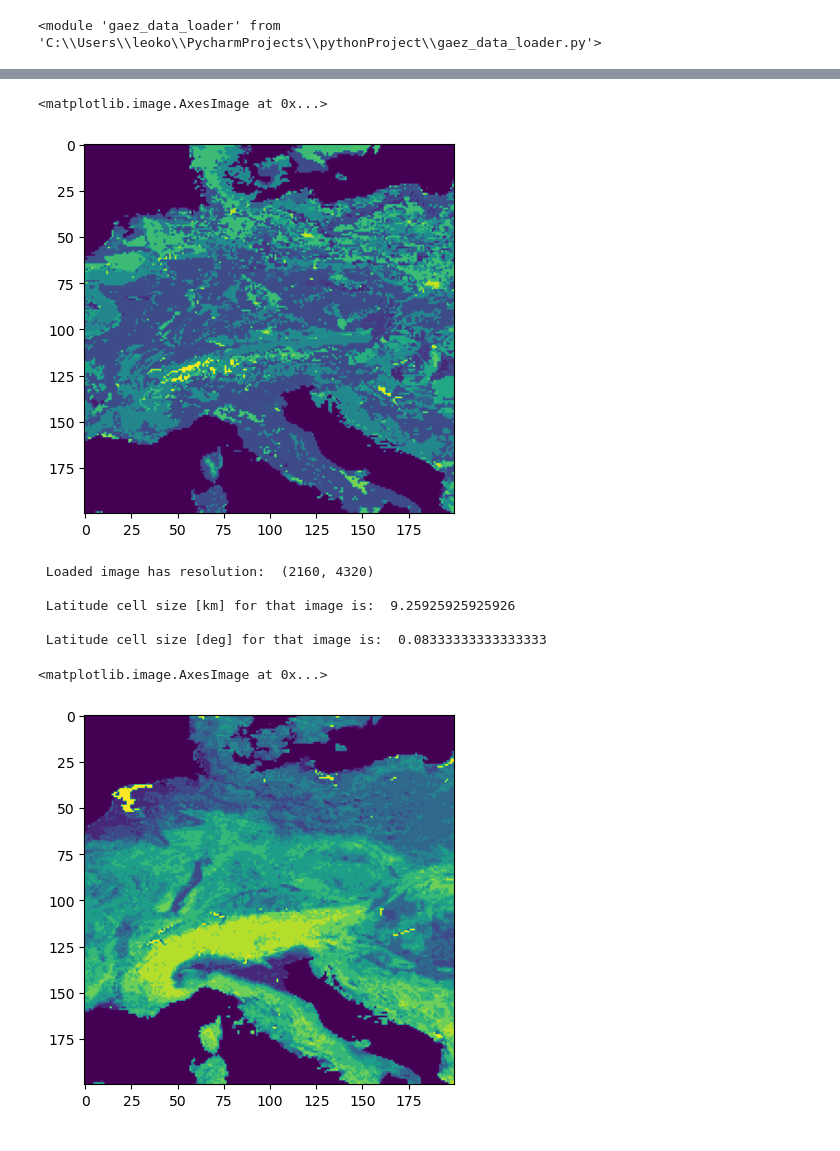
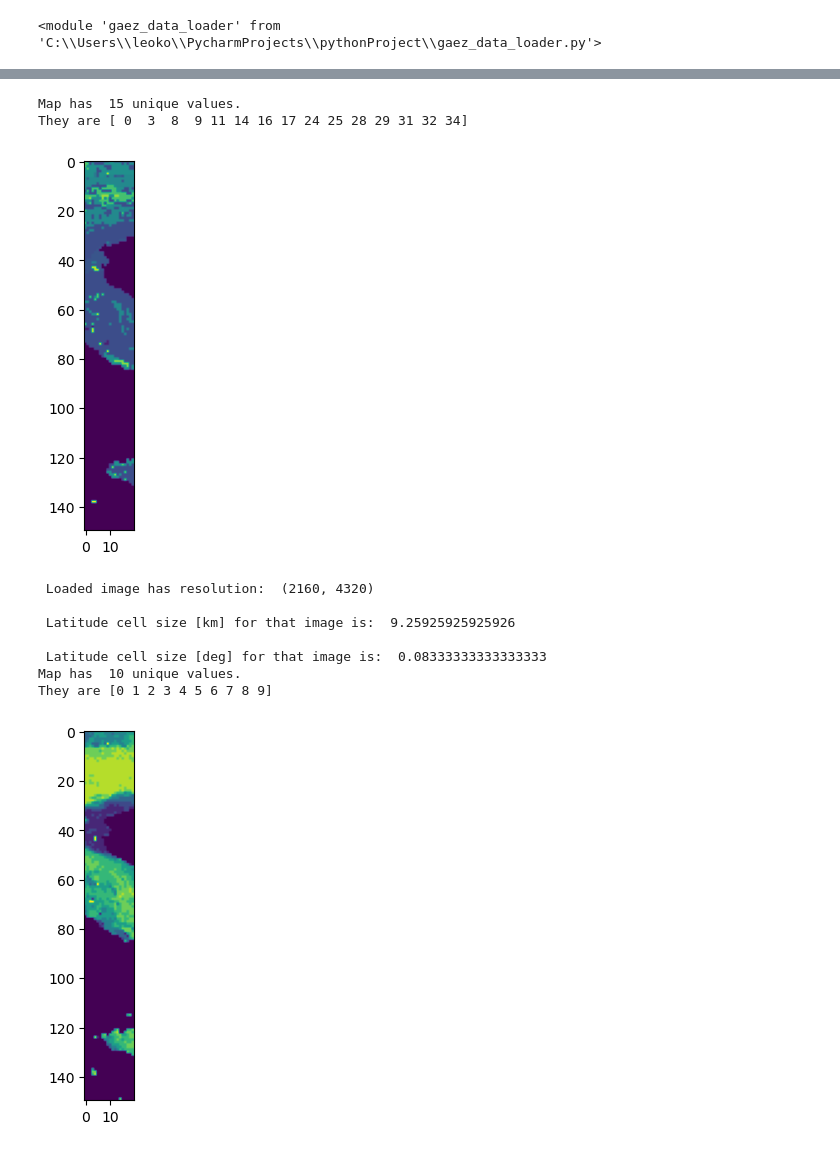
Before and after one commit to LeoKonzett/csh-vienna-abm, a Jupyter notebook: cluster_environment.ipynb, the cells around one changed output, grey strips where cells are left out. Drawn from its saved outputs; the diff is of its cells as text; code cells hidden in the pictures.

```diff
--- a/cluster_environment.ipynb
+++ b/cluster_environment.ipynb
@@ -54,23 +64,28 @@ plt.imshow(temp_data) # visualize
 # %%
 # Load Soil Data
 data_dir = r"C:\Users\leoko\Documents\Vienna_CSH\gaez_v4_data"
 fn = "Gaez_Dominant_Soil_Class.tif"
 
 gaez_data = gaez_data_loader.GlobalAezV4()
 gaez_data.load(os.path.join(data_dir, fn), idx=0, verbose=False)
 
 
 # gaez_data.resize(target_size=(2160, 4320))  # shape of moisture and temperature class
 
-gaez_data.set_woi(r0=400, c0=2200, n_rows=200, n_cols=200) # crop europe
+gaez_data.set_woi(r0=500, c0=2300, n_rows=150, n_cols=20) # crop europe
 # gaez_data.get_distance_matrix(verbose=True) # load distance matrix
 
 soil_data = np.copy(gaez_data._array)
 
 plt.imshow(soil_data) # visualize
+
+print("Map has ", np.unique(gaez_data._array).size, "unique values.")
+
+print("They are", np.unique(gaez_data._array))
 # %% [output]
-<matplotlib.image.AxesImage at 0x...>
+Map has  15 unique values.
+They are [ 0  3  8  9 11 14 16 17 24 25 28 29 31 32 34]
-[figure, old version]
+[figure, new version]
 # %%
 # Load Thermal regime data
 data_dir = r"C:\Users\leoko\Documents\Vienna_CSH\gaez_v4_data"
@@ -78,20 +93,25 @@ fn = "Gaez_Median_Slope_Class.tif"
 
 gaez_data = gaez_data_loader.GlobalAezV4()
 gaez_data.load(os.path.join(data_dir, fn), idx=0, verbose=True)
-gaez_data.set_woi(r0=400, c0=2200, n_rows=200, n_cols=200) # crop europe
+gaez_data.set_woi(r0=500, c0=2300, n_rows=150, n_cols=20) # crop europe
 # gaez_data.get_distance_matrix(verbose=True) # load distance matrix
 
 slope_data = np.copy(gaez_data._array)
 
 plt.imshow(slope_data) # visualize
+
+print("Map has ", np.unique(gaez_data._array).size, "unique values.")
+
+print("They are", np.unique(gaez_data._array))
 # %% [output]
  Loaded image has resolution:  (2160, 4320)
 
  Latitude cell size [km] for that image is:  9.25925925925926
 
  Latitude cell size [deg] for that image is:  0.08333333333333333
+Map has  10 unique values.
+They are [0 1 2 3 4 5 6 7 8 9]
-<matplotlib.image.AxesImage at 0x...>
-[figure, old version]
+[figure, new version]
 # %%
 _, (ax1, ax2, ax3, ax4) = plt.subplots(ncols=4, figsize=(16, 4))
 
```
Also changed, not shown: parts of 10 cells of this notebook, 1 other file.
